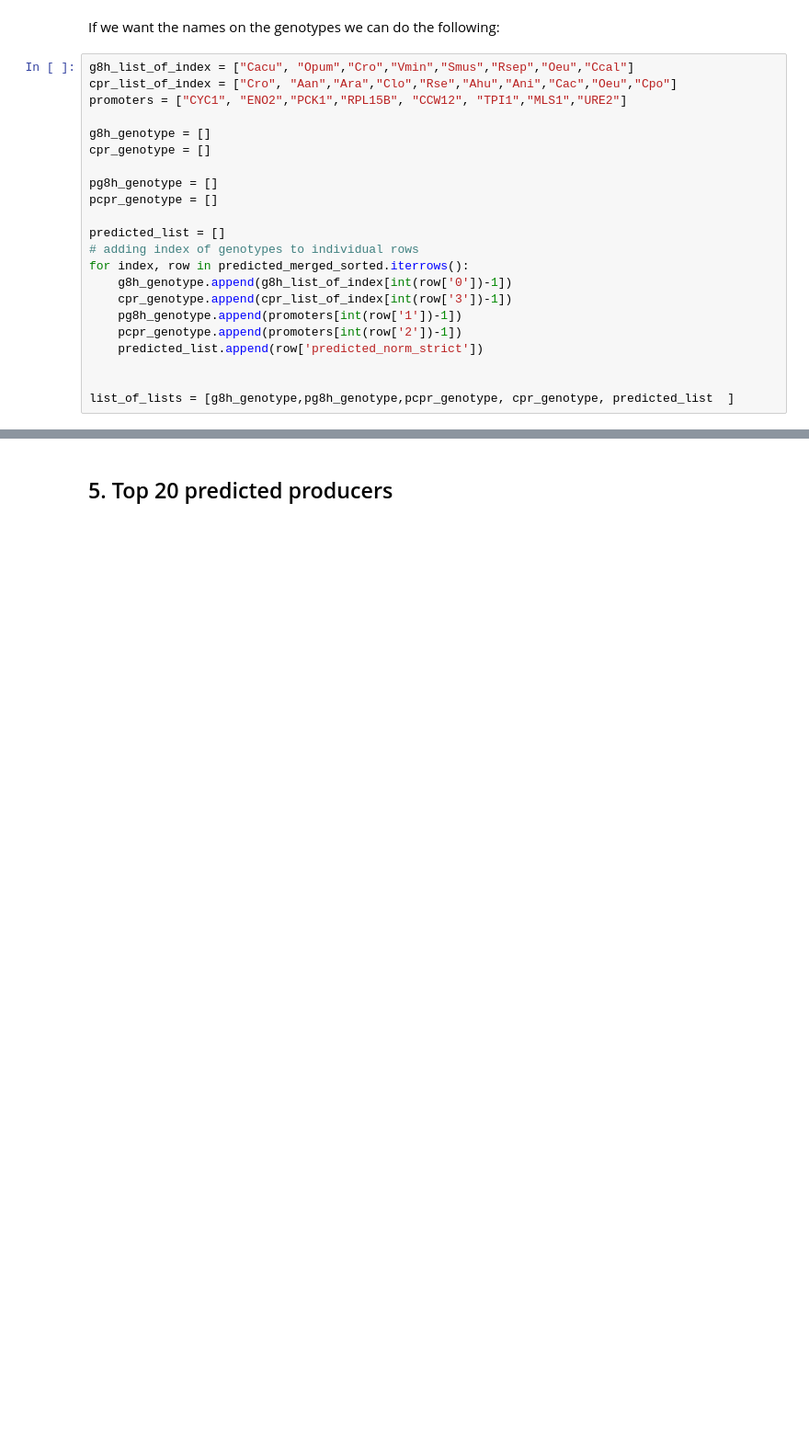
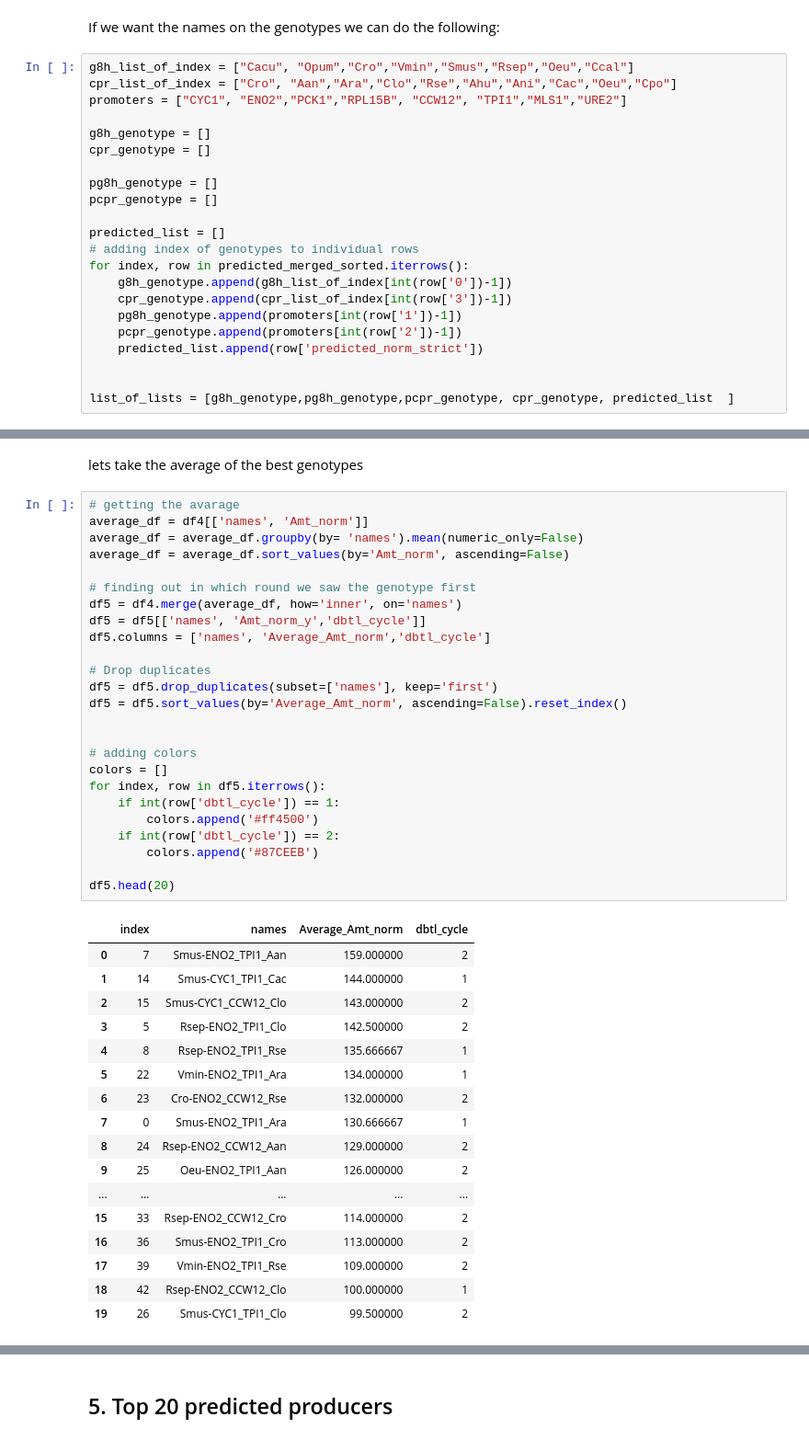
Before and after one commit to hiyama341/teemi, a Jupyter notebook: colab_notebooks/11_2_LEARN_DataAnalysisML.ipynb, the cells around one changed output, grey strips where cells are left out. Shown at 92% size. Drawn from its saved outputs; the diff is of its cells as text; blank space fills up the shorter version.

```diff
--- a/colab_notebooks/11_2_LEARN_DataAnalysisML.ipynb
+++ b/colab_notebooks/11_2_LEARN_DataAnalysisML.ipynb
@@ -698,0 +811,45 @@ list_of_lists = [g8h_genotype,pg8h_genotype,pcpr_genotype, cpr_genotype, predict
+# %% [markdown]
+lets take the average of the best genotypes
+# %%
+# getting the avarage
+average_df = df4[['names', 'Amt_norm']]
+average_df = average_df.groupby(by= 'names').mean(numeric_only=False)
+average_df = average_df.sort_values(by='Amt_norm', ascending=False)
+
+# finding out in which round we saw the genotype first
+df5 = df4.merge(average_df, how='inner', on='names')
+df5 = df5[['names', 'Amt_norm_y','dbtl_cycle']]
+df5.columns = ['names', 'Average_Amt_norm','dbtl_cycle']
+
+# Drop duplicates
+df5 = df5.drop_duplicates(subset=['names'], keep='first')
+df5 = df5.sort_values(by='Average_Amt_norm', ascending=False).reset_index()
+
+
+# adding colors
+colors = []
+for index, row in df5.iterrows():
+    if int(row['dbtl_cycle']) == 1:
+        colors.append('#ff4500')
+    if int(row['dbtl_cycle']) == 2:
+        colors.append('#87CEEB')
+
+df5.head(20)
+# %% [output]
+|  | index | names | Average_Amt_norm | dbtl_cycle |
+| 0 | 7 | Smus-ENO2_TPI1_Aan | 159.000000 | 2 |
+| 1 | 14 | Smus-CYC1_TPI1_Cac | 144.000000 | 1 |
+| 2 | 15 | Smus-CYC1_CCW12_Clo | 143.000000 | 2 |
+| 3 | 5 | Rsep-ENO2_TPI1_Clo | 142.500000 | 2 |
+| 4 | 8 | Rsep-ENO2_TPI1_Rse | 135.666667 | 1 |
+| 5 | 22 | Vmin-ENO2_TPI1_Ara | 134.000000 | 1 |
+| 6 | 23 | Cro-ENO2_CCW12_Rse | 132.000000 | 2 |
+| 7 | 0 | Smus-ENO2_TPI1_Ara | 130.666667 | 1 |
+| 8 | 24 | Rsep-ENO2_CCW12_Aan | 129.000000 | 2 |
+| 9 | 25 | Oeu-ENO2_TPI1_Aan | 126.000000 | 2 |
+| ... | ... | ... | ... | ... |
+| 15 | 33 | Rsep-ENO2_CCW12_Cro | 114.000000 | 2 |
+| 16 | 36 | Smus-ENO2_TPI1_Cro | 113.000000 | 2 |
+| 17 | 39 | Vmin-ENO2_TPI1_Rse | 109.000000 | 2 |
+| 18 | 42 | Rsep-ENO2_CCW12_Clo | 100.000000 | 1 |
+| 19 | 26 | Smus-CYC1_TPI1_Clo | 99.500000 | 2 |
```
Also changed, not shown: parts of 9 cells of this notebook.
